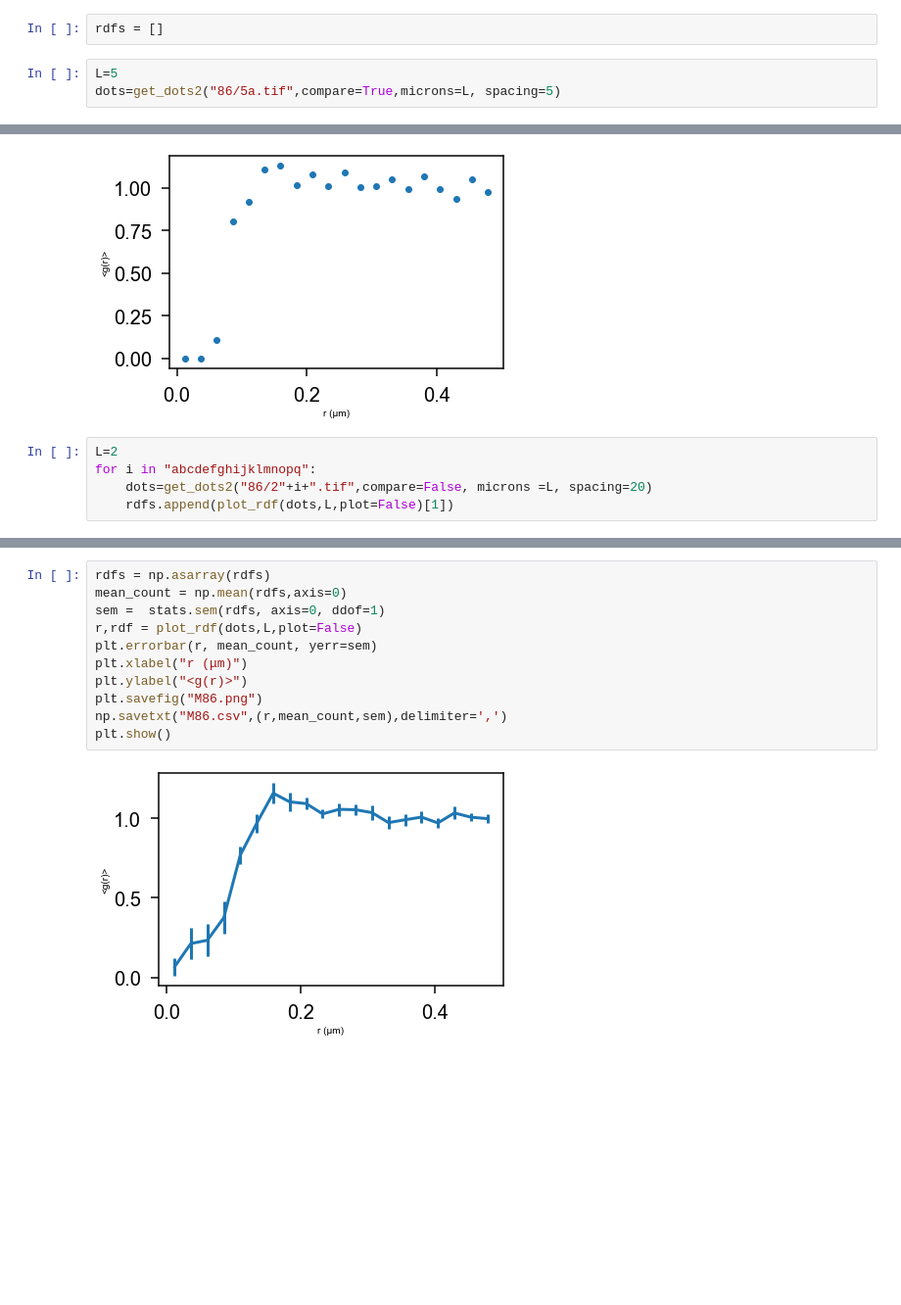
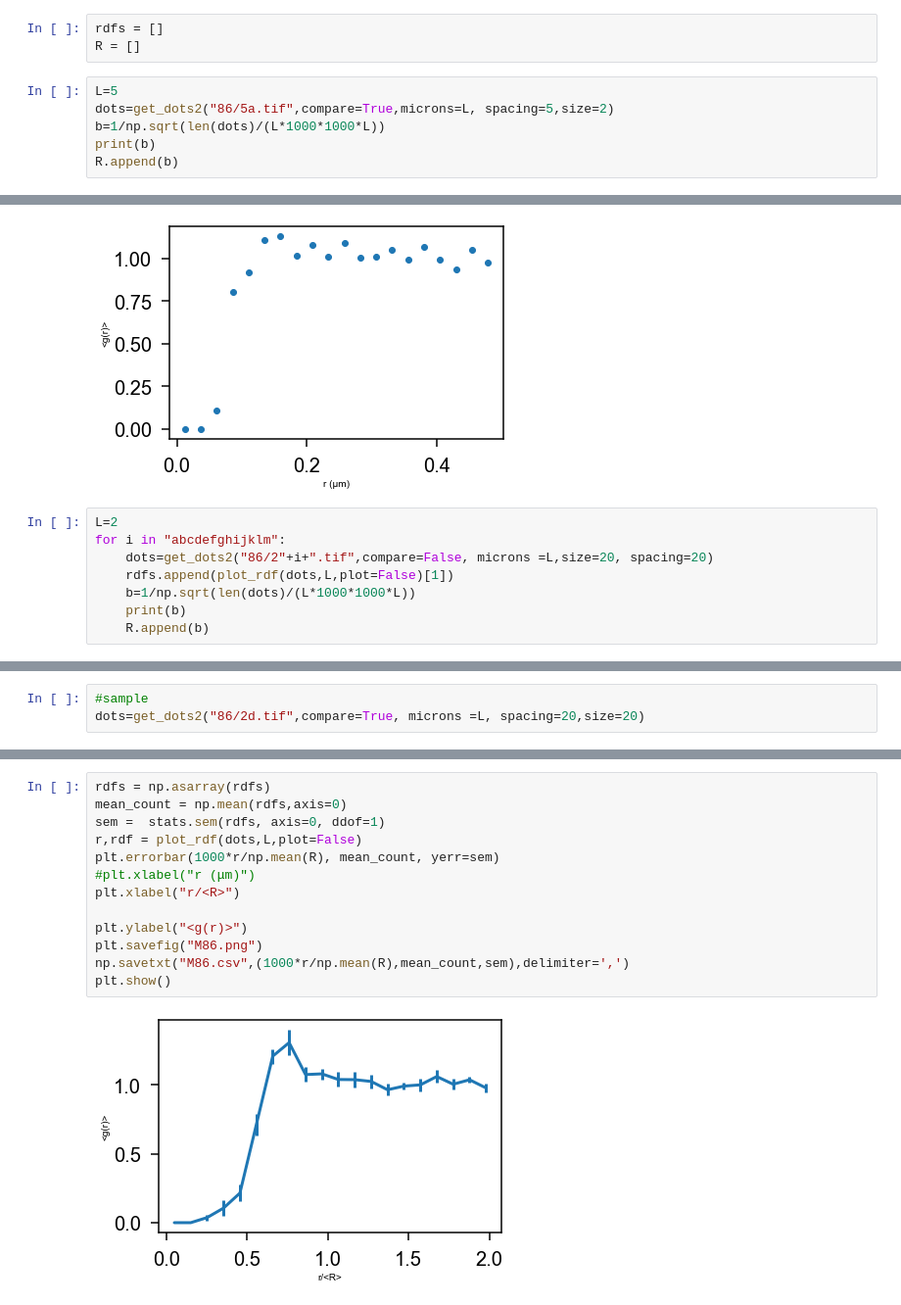
Before and after one commit to cmelab/QD-Paper-RDF, a Jupyter notebook: extract_qd_from_afm-86-Try2.ipynb, the cells around one changed output, grey strips where cells are left out. Shown at 98% size. Cells and saved outputs as stored; diff of their text form; blank space fills up the shorter version.

Commit message:
Improved sizing and spacing

```diff
--- a/extract_qd_from_afm-86-Try2.ipynb
+++ b/extract_qd_from_afm-86-Try2.ipynb
@@ -40,7 +40,11 @@ def plot_rdf(dots,L,plot=True):
     return rdf.bin_centers, rdf.rdf
 # %%
 rdfs = []
+R = []
 # %%
 L=5
-dots=get_dots2("86/5a.tif",compare=True,microns=L, spacing=5)
+dots=get_dots2("86/5a.tif",compare=True,microns=L, spacing=5,size=2)
+b=1/np.sqrt(len(dots)/(L*1000*1000*L))
+print(b)
+R.append(b)
 # %% [output]
@@ -51,6 +56,9 @@ rdfs.append(plot_rdf(dots,L,plot=True)[1])
 [figure]
 # %%
 L=2
-for i in "abcdefghijklmnopq":
-    dots=get_dots2("86/2"+i+".tif",compare=False, microns =L, spacing=20)
+for i in "abcdefghijklm":
+    dots=get_dots2("86/2"+i+".tif",compare=False, microns =L,size=20, spacing=20)
     rdfs.append(plot_rdf(dots,L,plot=False)[1])
+    b=1/np.sqrt(len(dots)/(L*1000*1000*L))
+    print(b)
+    R.append(b)
@@ -56,0 +79,3 @@ for i in "abcdefghijklmnopq":
+# %%
+#sample
+dots=get_dots2("86/2d.tif",compare=True, microns =L, spacing=20,size=20)
@@ -57,13 +84,15 @@ for i in "abcdefghijklmnopq":
 # %%
 rdfs = np.asarray(rdfs)
 mean_count = np.mean(rdfs,axis=0)
 sem =  stats.sem(rdfs, axis=0, ddof=1)
 r,rdf = plot_rdf(dots,L,plot=False)
-plt.errorbar(r, mean_count, yerr=sem)
-plt.xlabel("r (μm)")
+plt.errorbar(1000*r/np.mean(R), mean_count, yerr=sem)
+#plt.xlabel("r (μm)")
+plt.xlabel("r/<R>")
+
 plt.ylabel("<g(r)>")
 plt.savefig("M86.png")
-np.savetxt("M86.csv",(r,mean_count,sem),delimiter=',')
+np.savetxt("M86.csv",(1000*r/np.mean(R),mean_count,sem),delimiter=',')
 plt.show()
 # %% [output]
-[figure, old version]
+[figure, new version]
```
Also changed, not shown: parts of 6 cells of this notebook, 1 other file.
